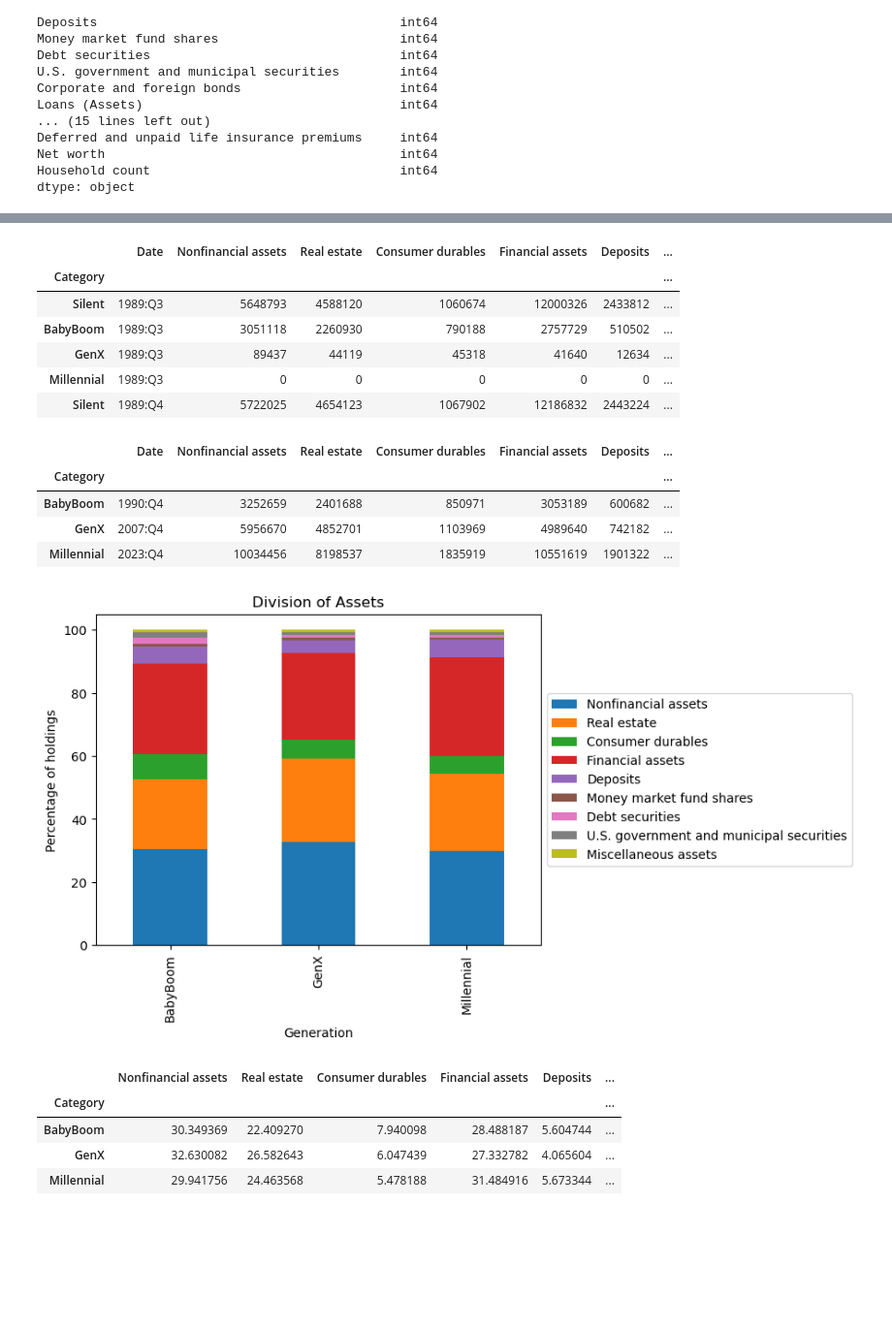
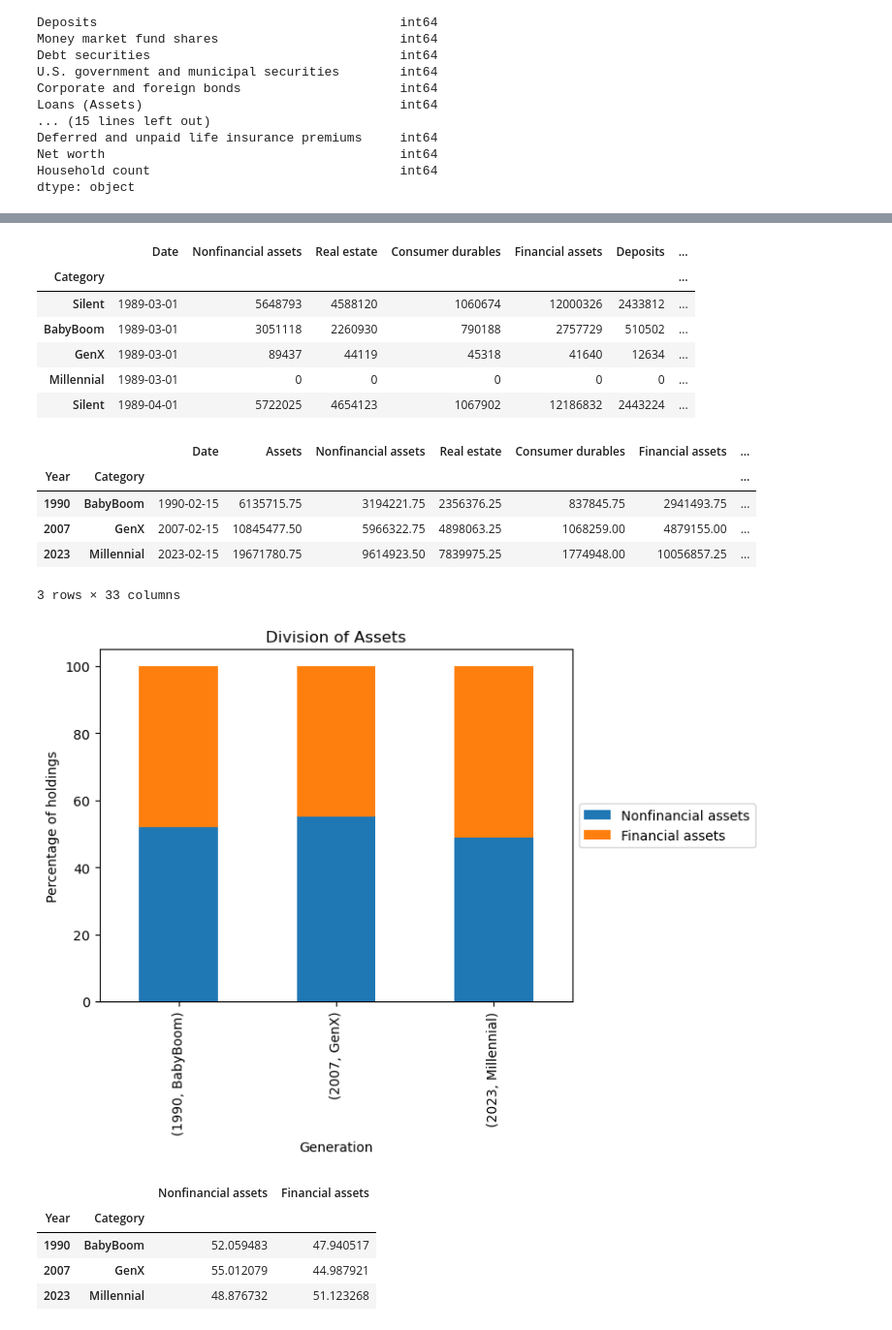
Before and after one commit to JCamp-12/AI-Project-1, a Jupyter notebook: JNS_Generation_research.ipynb, the cells around one changed output, grey strips where cells are left out. Shown: that part at 97% size. Saved outputs shown, nothing was run; the diff lists cells and outputs as text; code cells hidden in the pictures; blank space fills up the shorter version.

```diff
--- a/JNS_Generation_research.ipynb
+++ b/JNS_Generation_research.ipynb
@@ -48,0 +44,7 @@ Focus_df.head()
+# %%
+# Convert the 'Date' column to datetime
+Generation_df['Date'] = pd.to_datetime(Generation_df['Date'], format='%Y:Q%m')
+
+# Extract the year and create a new column 'Year'
+Generation_df['Year'] = Generation_df['Date'].dt.year
+Generation_df.head()
@@ -48,0 +60,4 @@ Focus_df.head()
+# %%
+# Get the mean for each measurement by generation
+annual_grouped = Generation_df.groupby(['Year', 'Category']).mean()
+annual_grouped.head()
@@ -48,0 +73,8 @@ Focus_df.head()
+# %%
+# Divide averages by Household count
+#GenXThirtyfive_df['Assets-inf'] = GenXThirtyfive_df['Assets'] * 1.47
+annual_grouped['Assets_hh'] = annual_grouped['Assets']/(annual_grouped['Household count'])
+annual_grouped['Liabilities_hh'] = annual_grouped['Liabilities']/(annual_grouped['Household count'])
+annual_grouped['Net worth_hh'] = annual_grouped['Net worth']/(annual_grouped['Household count'])
+household_df = annual_grouped[['Assets_hh', 'Liabilities_hh', 'Net worth_hh']]
+household_df.head()
@@ -209,49 +195,54 @@ Adjusted_df.plot(title='Adjusted for Inflation', kind='bar', ylabel='In Billions
 # %%
+#View Asset det
 Assets_df = Generation_df[['Date', 'Nonfinancial assets', 'Real estate', 'Consumer durables', 'Financial assets', 'Deposits', 'Money market fund shares',
-'Debt securities', 'U.S. government and municipal securities', 'Miscellaneous assets']]
+'Debt securities', 'U.S. government and municipal securities', 'Loans (Assets)', 'Corporate equities and mutual fund shares',
+                             'Life insurance reserves','Annuities', 'DC pension entitlements','DB pension entitlements',
+                             'Equity in noncorporate business','Miscellaneous assets']]
 Assets_df.head()
 # %% [output]
 |  | Date | Nonfinancial assets | Real estate | Consumer durables | Financial assets | Deposits | ... |
 | Category |  |  |  |  |  |  | ... |
-| Silent | 1989:Q3 | 5648793 | 4588120 | 1060674 | 12000326 | 2433812 | ... |
-| BabyBoom | 1989:Q3 | 3051118 | 2260930 | 790188 | 2757729 | 510502 | ... |
-| GenX | 1989:Q3 | 89437 | 44119 | 45318 | 41640 | 12634 | ... |
-| Millennial | 1989:Q3 | 0 | 0 | 0 | 0 | 0 | ... |
-| Silent | 1989:Q4 | 5722025 | 4654123 | 1067902 | 12186832 | 2443224 | ... |
+| Silent | 1989-03-01 | 5648793 | 4588120 | 1060674 | 12000326 | 2433812 | ... |
+| BabyBoom | 1989-03-01 | 3051118 | 2260930 | 790188 | 2757729 | 510502 | ... |
+| GenX | 1989-03-01 | 89437 | 44119 | 45318 | 41640 | 12634 | ... |
+| Millennial | 1989-03-01 | 0 | 0 | 0 | 0 | 0 | ... |
+| Silent | 1989-04-01 | 5722025 | 4654123 | 1067902 | 12186832 | 2443224 | ... |
 # %%
-BB_Assets = Assets_df.loc[(Assets_df['Date'] == '1990:Q4') & (Assets_df.index == 'BabyBoom')]
-GenX_Assets = Assets_df.loc[(Assets_df['Date'] == '2007:Q4') & (Assets_df.index == 'GenX')]
-Mil_Assets = Assets_df.loc[(Assets_df['Date'] == '2023:Q4') & (Assets_df.index == 'Millennial')]
+#Filter Asset details to the years that each generation was a median age of 35
+BB_Assets = annual_grouped.loc[[(1990, 'BabyBoom')]]
+GenX_Assets = annual_grouped.loc[[(2007, 'GenX')]]
+Mil_Assets = annual_grouped.loc[[(2023, 'Millennial')]]
 
 Asset_list = [BB_Assets, GenX_Assets, Mil_Assets]
 Assets_df = pd.concat(Asset_list)
 Assets_df
 # %% [output]
-|  | Date | Nonfinancial assets | Real estate | Consumer durables | Financial assets | Deposits | ... |
-| Category |  |  |  |  |  |  | ... |
-| BabyBoom | 1990:Q4 | 3252659 | 2401688 | 850971 | 3053189 | 600682 | ... |
-| GenX | 2007:Q4 | 5956670 | 4852701 | 1103969 | 4989640 | 742182 | ... |
-| Millennial | 2023:Q4 | 10034456 | 8198537 | 1835919 | 10551619 | 1901322 | ... |
+|  |  | Date | Assets | Nonfinancial assets | Real estate | Consumer durables | Financial assets | ... |
+| Year | Category |  |  |  |  |  |  | ... |
+| 1990 | BabyBoom | 1990-02-15 | 6135715.75 | 3194221.75 | 2356376.25 | 837845.75 | 2941493.75 | ... |
+| 2007 | GenX | 2007-02-15 | 10845477.50 | 5966322.75 | 4898063.25 | 1068259.00 | 4879155.00 | ... |
+| 2023 | Millennial | 2023-02-15 | 19671780.75 | 9614923.50 | 7839975.25 | 1774948.00 | 10056857.25 | ... |
+3 rows × 33 columns
 # %%
-filtered_Assets = Assets_df[['Nonfinancial assets', 'Real estate', 'Consumer durables', 'Financial assets', 'Deposits', 'Money market fund shares',
-'Debt securities', 'U.S. government and municipal securities', 'Miscellaneous assets']]
+#Plot a stacked bar chart of % of assets that are either Financial or Non Financial
+filtered_Assets = Assets_df[['Nonfinancial assets','Financial assets']]
 stacked_assets = filtered_Assets.apply(lambda x: (x*100)/((x).sum()), axis=1)
 stacked_assets.plot(kind="bar", stacked=True)
 plt.title("Division of Assets")
 plt.xlabel("Generation")
 plt.ylabel("Percentage of holdings")
 plt.legend(loc='center left', bbox_to_anchor=(1.0, 0.5))
 plt.show()
 
 stacked_assets.head()
 #Assets_df.plot(kind='bar',
 #                    stacked=True,
 #                    colormap='tab10',
 #                    figsize=(10, 6))
 # %% [output]
-[figure, old version]
+[figure, new version]
-|  | Nonfinancial assets | Real estate | Consumer durables | Financial assets | Deposits | ... |
-| Category |  |  |  |  |  | ... |
-| BabyBoom | 30.349369 | 22.409270 | 7.940098 | 28.488187 | 5.604744 | ... |
-| GenX | 32.630082 | 26.582643 | 6.047439 | 27.332782 | 4.065604 | ... |
-| Millennial | 29.941756 | 24.463568 | 5.478188 | 31.484916 | 5.673344 | ... |
+|  |  | Nonfinancial assets | Financial assets |
+| Year | Category |  |  |
+| 1990 | BabyBoom | 52.059483 | 47.940517 |
+| 2007 | GenX | 55.012079 | 44.987921 |
+| 2023 | Millennial | 48.876732 | 51.123268 |
```
Also changed, not shown: parts of 27 cells of this notebook.
